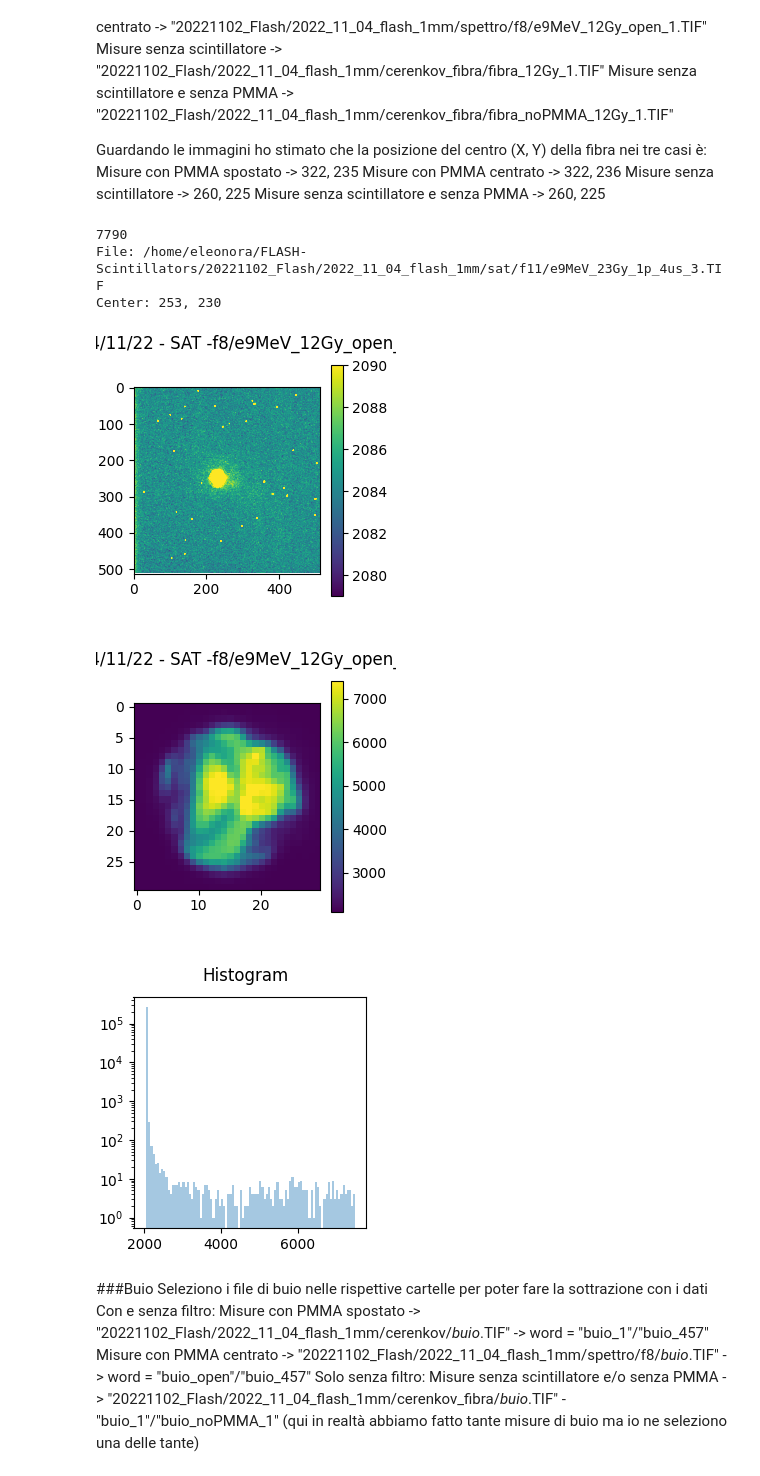
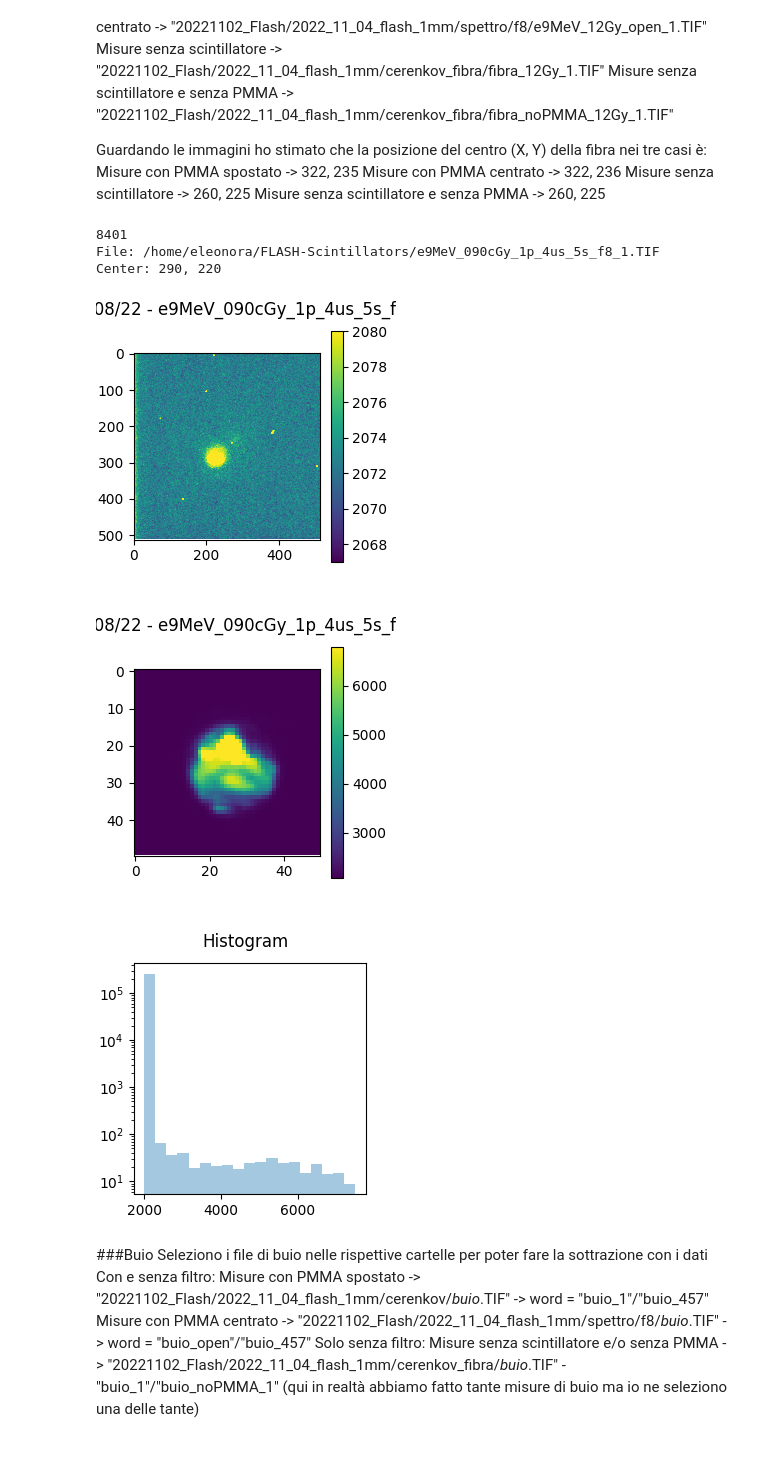
Before and after one commit to eleravera/FLASH-Scintillators, a Jupyter notebook: Cerenkov.ipynb, the cells around one changed output. Saved outputs shown, nothing was run; the diff lists cells and outputs as text; code cells hidden in the pictures.

```diff
--- a/Cerenkov.ipynb
+++ b/Cerenkov.ipynb
@@ -39,35 +39,35 @@ Guardando le immagini ho stimato che la posizione del centro (X, Y) della fibra
     Misure senza scintillatore -> 260, 225
     Misure senza scintillatore e senza PMMA -> 260, 225
 # %%
-inputFile = "/home/eleonora/FLASH-Scintillators/20221102_Flash/2022_11_04_flash_1mm/sat/f11/e9MeV_23Gy_1p_4us_3.TIF"
+inputFile = "/home/eleonora/FLASH-Scintillators/e9MeV_090cGy_1p_4us_5s_f8_1.TIF"
 imArray=images_library.openImage(inputFile)#bounds=[2000, 3600]
-images_library.plotImage(imArray, title="04/11/22 - SAT -f8/e9MeV_12Gy_open_1")#, bounds=[2000, 65000])
+images_library.plotImage(imArray, title="26/08/22 - e9MeV_090cGy_1p_4us_5s_f8_1")#, bounds=[2000, 65000])
 
 print(imArray.max())
 
 
 images_library.checkSaturation(imArray, saturation=2**16-10)
 
-cenX, cenY= 253, 230#vanno definiti in funzione della posizione della fibra scintillante
-r = 15#va impostato
+cenX, cenY= 290, 220#vanno definiti in funzione della posizione della fibra scintillante
+r = 25#va impostato
 
 x, y = np.ogrid [:len(imArray[0]) , :len(imArray[1])]
 ROI=images_library.defineROI(x, y, cenX, cenY, r)
-images_library.plotImage(images_library.applySquareROI(imArray, cenX, cenY, r), title="04/11/22 - SAT -f8/e9MeV_12Gy_open_1")
+images_library.plotImage(images_library.applySquareROI(imArray, cenX, cenY, r), title="26/08/22 - e9MeV_090cGy_1p_4us_5s_f8_1")
 
 vmin, vmax= 2000, 7500
-bins=np.linspace(vmin-0.5, vmax+0.5, 100 )
+bins=np.linspace(vmin-0.5, vmax+0.5, 20 )
 images_library.histImage(imArray, bins=bins, title ="Histogram")
 
 print("File: %s" % inputFile )
 print("Center: %d, %d" % (cenX, cenY))
 # %% [output]
-7790
-File: /home/eleonora/FLASH-Scintillators/20221102_Flash/2022_11_04_flash_1mm/sat/f11/e9MeV_23Gy_1p_4us_3.TIF
-Center: 253, 230
+8401
+File: /home/eleonora/FLASH-Scintillators/e9MeV_090cGy_1p_4us_5s_f8_1.TIF
+Center: 290, 220
-[figure, old version]
+[figure, new version]
-[figure, old version]
+[figure, new version]
-[figure, old version]
+[figure, new version]
 # %% [markdown]
 ###Buio
 Seleziono i file di buio nelle rispettive cartelle per poter fare la sottrazione con i dati
```
Also changed, not shown: 3 other files.
